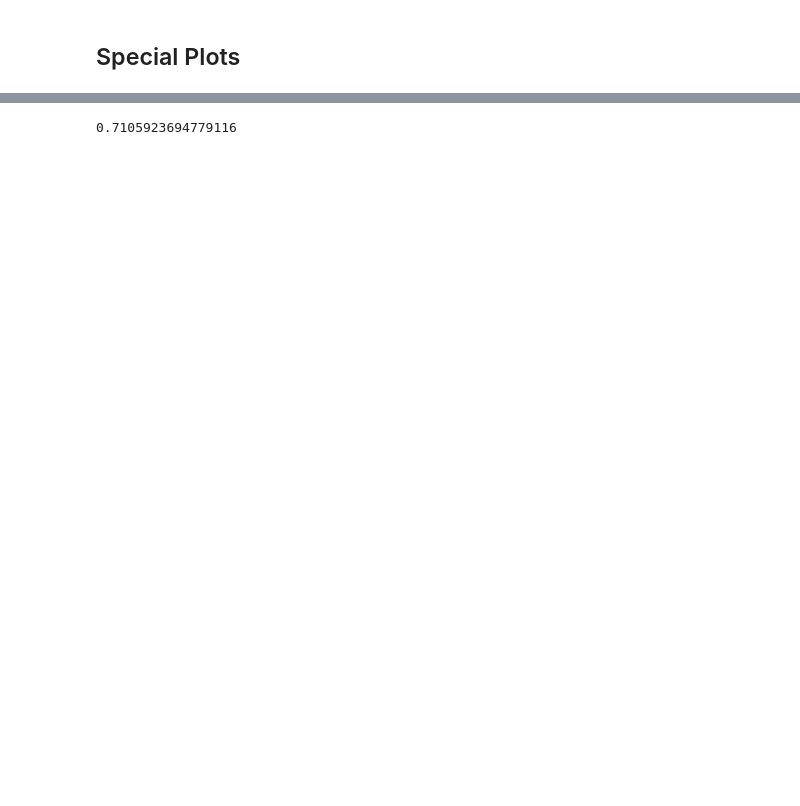
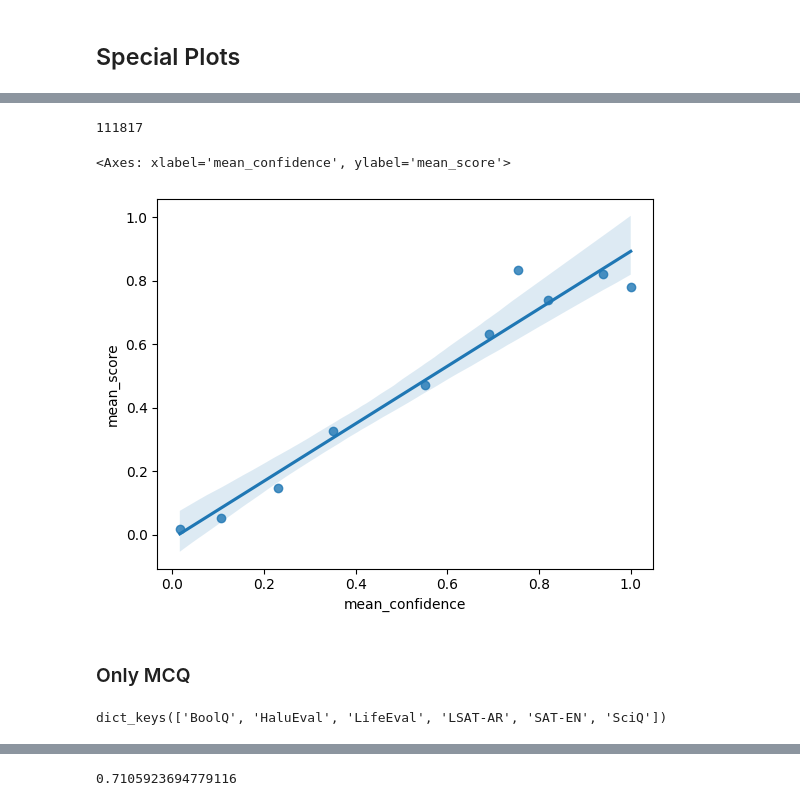
Before and after one commit to NoamMichael/Comparing-Confidence-in-LLMs, a Jupyter notebook: get_results_analysis.ipynb, the cells around one changed output, grey strips where cells are left out. Saved outputs shown, nothing was run; the diff lists cells and outputs as text; code cells hidden in the pictures; blank space fills up the shorter version.

```diff
--- a/get_results_analysis.ipynb
+++ b/get_results_analysis.ipynb
@@ -2780,0 +2740,34 @@ summary_stats['']['over_confidence']
+# %%
+def weight_avg_df(model_dict): # Do this for each model
+    weighted_dict = {}
+    # Makes a weighted average of each model
+    merged = pd.DataFrame({
+        'bin': [0.1, 0.2, 0.3, 0.4 ,0.5, 0.6, 0.7, 0.8, 0.9, 1.0]
+    })
+
+    #First Merge them all in one
+    for qset_name, df in model_dict.items():
+        rename_map = {c: f"{c}_{qset_name}" for c in df.columns if c != "bin"}
+        df_renamed = df.rename(columns=rename_map)
+
+        merged = pd.merge(merged, df_renamed, on="bin", how="outer").infer_objects(copy=False).fillna(0)
+
+        # Identify score, count, and confidence columns
+    score_cols = [c for c in merged.columns if c.startswith("mean_score_")]
+    count_cols = [c for c in merged.columns if c.startswith("count_")]
+    conf_cols  = [c for c in merged.columns if c.startswith("mean_confidence_")]
+
+    # Convert counts to total count per bin
+    total_counts = merged[count_cols].sum(axis=1)
+
+    # Weighted averages
+    weighted_score = (merged[score_cols].multiply(merged[count_cols].values).sum(axis=1) / total_counts.replace(0, 1))
+    weighted_conf  = (merged[conf_cols].multiply(merged[count_cols].values).sum(axis=1) / total_counts.replace(0, 1))
+
+    return pd.DataFrame({
+        "bin":  [0.1, 0.2, 0.3, 0.4 ,0.5, 0.6, 0.7, 0.8, 0.9, 1.0],
+        "mean_confidence": weighted_conf,
+        "mean_score": weighted_score,
+        "count": total_counts
+
+    })
@@ -2780,0 +2834,8 @@ summary_stats['']['over_confidence']
+# %%
+full_merge = {}
+
+for model_name, model_dict in inverted.items():
+    full_merge[model_name] = weight_avg_df(model_dict=model_dict)
+
+full_merge_df = weight_avg_df(full_merge)
+full_merge_df
@@ -2780,0 +2854,15 @@ summary_stats['']['over_confidence']
+# %%
+sum(full_merge_df['count'])
+# %% [output]
+111817
+# %%
+sns.regplot(full_merge_df, x = 'mean_confidence', y= 'mean_score', scatter = True)
+# %% [output]
+<Axes: xlabel='mean_confidence', ylabel='mean_score'>
+[figure, added]
+# %% [markdown]
+### Only MCQ
+# %%
+melted_dict.keys()
+# %% [output]
+dict_keys(['BoolQ', 'HaluEval', 'LifeEval', 'LSAT-AR', 'SAT-EN', 'SciQ'])
```
Also changed, not shown: parts of 22 cells of this notebook, 28 other files.
